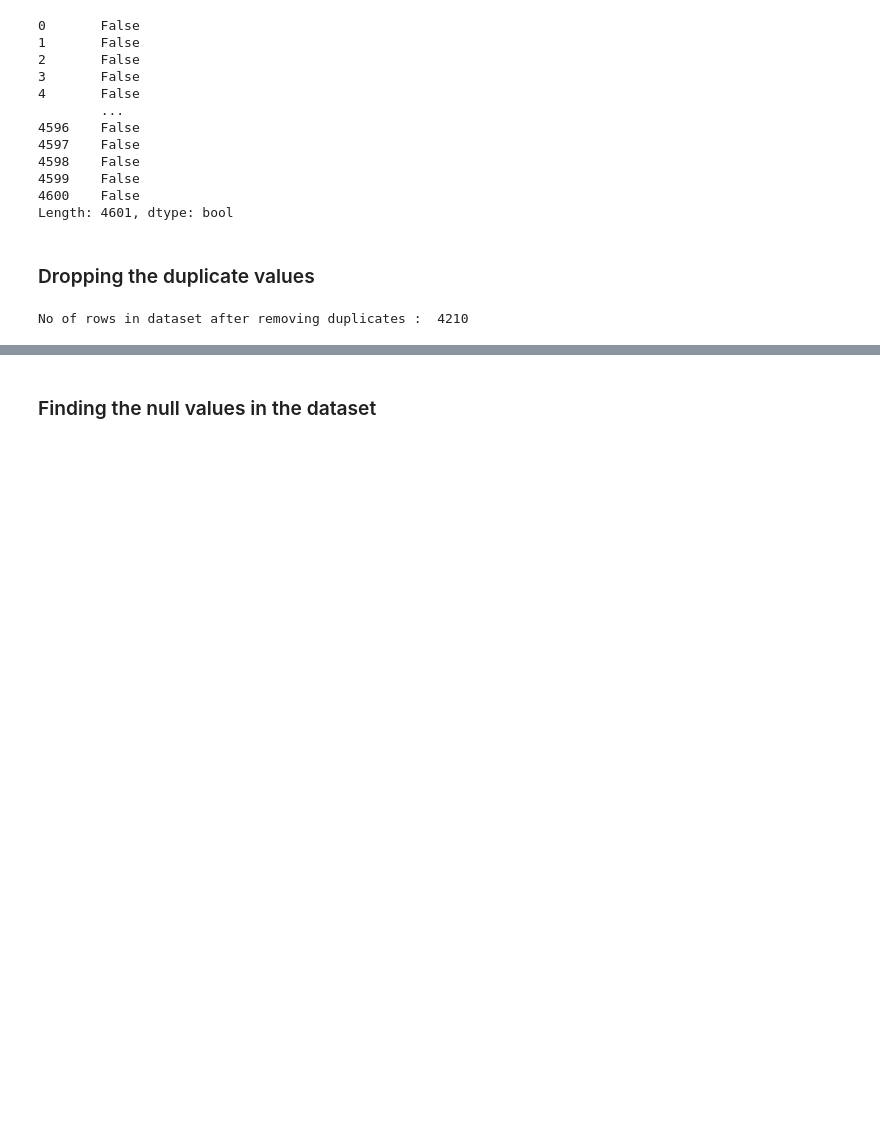
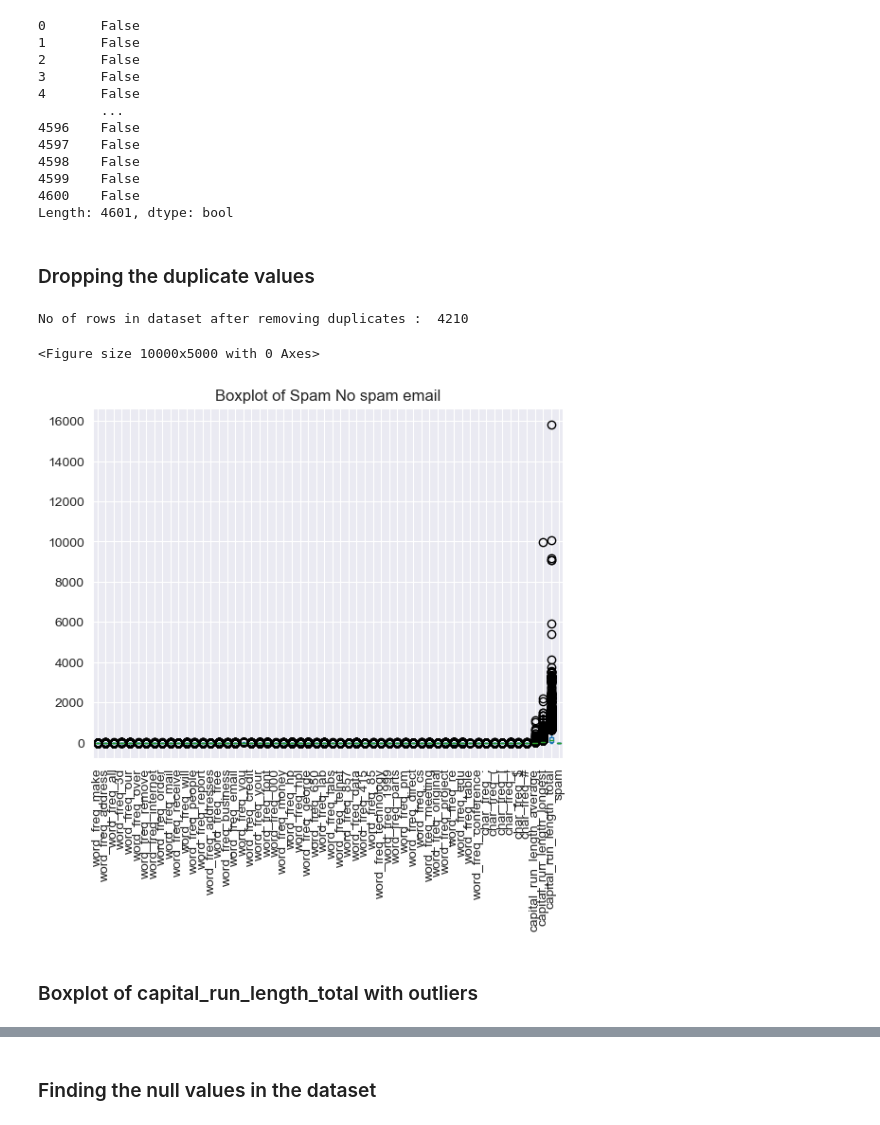
Before and after one commit to RidmikaHasaranga/ML_CW, a Jupyter notebook: Decision Tree .ipynb, the cells around one changed output, grey strips where cells are left out. Drawn from its saved outputs; the diff is of its cells as text; code cells hidden in the pictures; blank space fills up the shorter version.

```diff
--- a/Decision Tree .ipynb
+++ b/Decision Tree .ipynb
@@ -55,3 +61,13 @@ data_set.drop_duplicates(inplace=True)
 print("No of rows in dataset after removing duplicates : ", len(data_set))
 # %% [output]
 No of rows in dataset after removing duplicates :  4210
+# %%
+fig = plt.figure(figsize =(100, 50))
+data_set.plot.box(title='Boxplot of Spam No spam email',rot=90)
+
+plt.show()
+# %% [output]
+<Figure size 10000x5000 with 0 Axes>
+[figure, added]
+# %% [markdown]
+### Boxplot of capital_run_length_total with outliers
```
Also changed, not shown: parts of 54 cells of this notebook, 3 other files.
